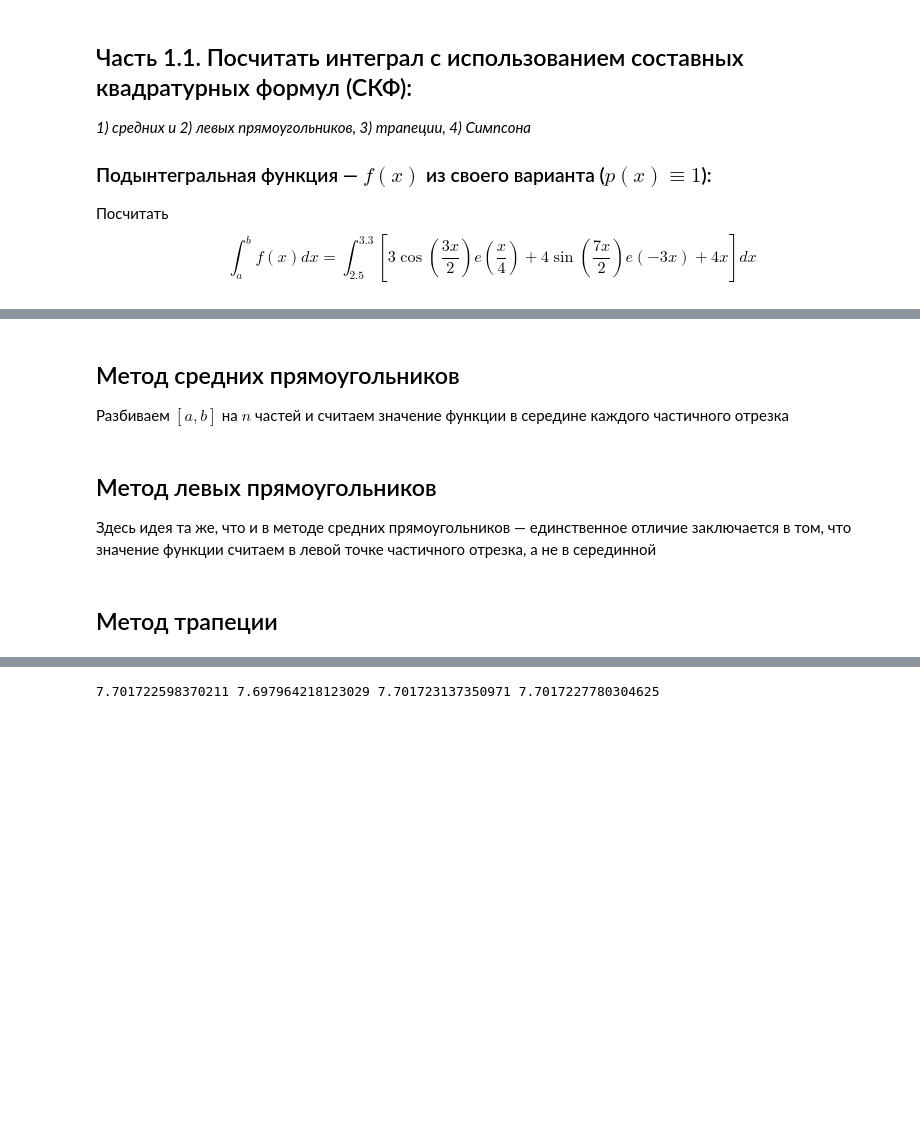
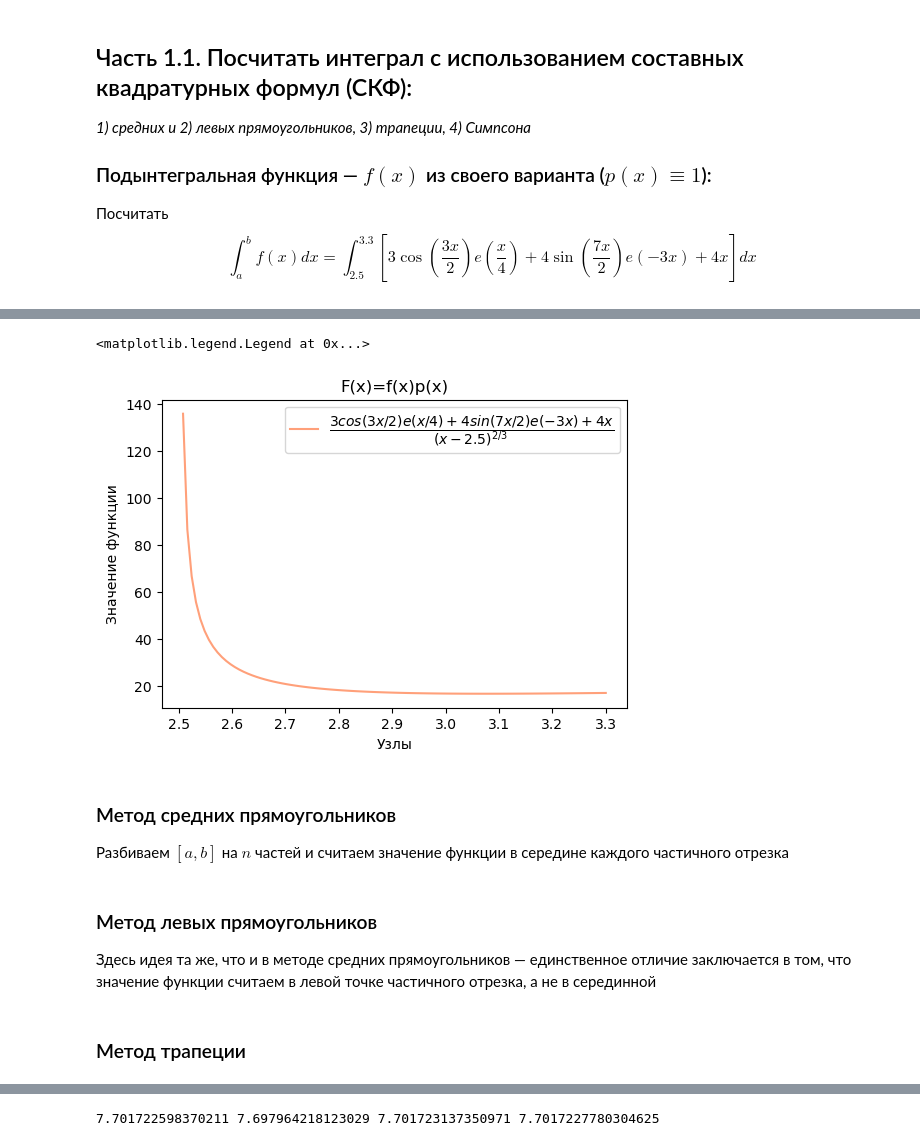
Before and after one commit to verse-chorus/NumericalMethodsSPbU, a Jupyter notebook: integration.ipynb, the cells around one changed output, grey strips where cells are left out. Saved outputs shown, nothing was run; the diff lists cells and outputs as text; code cells hidden in the pictures; blank space fills up the shorter version.

```diff
--- a/integration.ipynb
+++ b/integration.ipynb
@@ -18,7 +18,4 @@ import matplotlib.pyplot as plt
 # %%
 def f(x):
     return 3*np.cos(3*x/2)*np.exp(x/4) + 4*np.sin(7*x/2)*np.exp(-3*x) + 4*x
-
-def F(x):
-    return (3*np.cos(3*x/2)*np.exp(x/4) + 4*np.sin(7*x/2)*np.exp(-3*x) + 4*x) / (x-2.5)^(2/3)
 # %%
@@ -41,5 +42,27 @@ plt.legend(loc='best')
+# %%
+def F(x):
+    return (3*np.cos(3*x/2)*np.exp(x/4) + 4*np.sin(7*x/2)*np.exp(-3*x) + 4*x) / (x-2.5)**(2/3)
+# %%
+F_nodes = np.linspace(a, b, n)
+F_val = []
+
+for i in range(len(F_nodes)):
+    F_val.append(F(F_nodes[i]))
+
+
+plt.plot(F_nodes, F_val,
+         label='$\dfrac{3cos(3x/2)e(x/4) + 4sin(7x/2)e(-3x) + 4x}{(x-2.5)^{2/3}}$',
+         color='lightsalmon', alpha=1)
+
+plt.xlabel('Узлы')
+plt.ylabel('Значение функции')
+plt.title('F(x)=f(x)p(x)')
+plt.legend(loc='best')
+# %% [output]
+<matplotlib.legend.Legend at 0x...>
+[figure, added]
 # %% [markdown]
-## Метод средних прямоугольников
+### Метод средних прямоугольников
 Разбиваем $[a,b]$ на $n$ частей и считаем значение функции в середине каждого частичного отрезка
 # %%
 def mid_sq(num_nodes):
@@ -55,7 +78,7 @@ def mid_sq(num_nodes):
 
     return h*int_result
 # %% [markdown]
-## Метод левых прямоугольников
+### Метод левых прямоугольников
 Здесь идея та же, что и в методе средних прямоугольников — единственное отличие заключается в том, что значение функции считаем в левой точке частичного отрезка, а не в серединной
 # %%
 def left_sq(num_nodes):
@@ -71,7 +94,7 @@ def left_sq(num_nodes):
 
     return h*int_result
 # %% [markdown]
-## Метод трапеции
+### Метод трапеции
 # %%
 def trapez(num_nodes):
     """computes an approximation of the integral of f from a to b using
```
Also changed, not shown: parts of 53 cells of this notebook.
